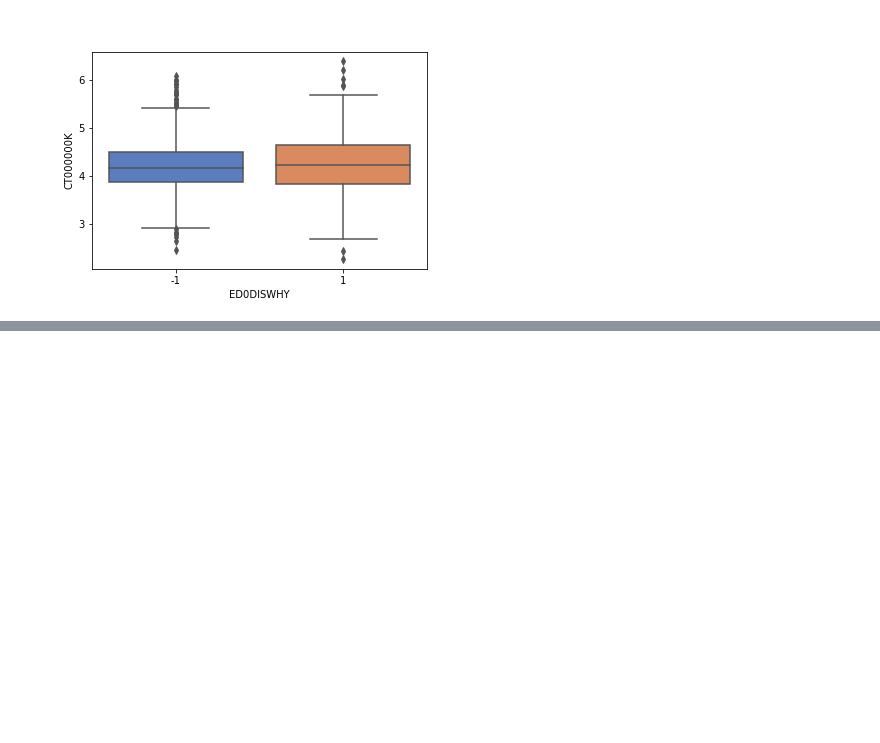
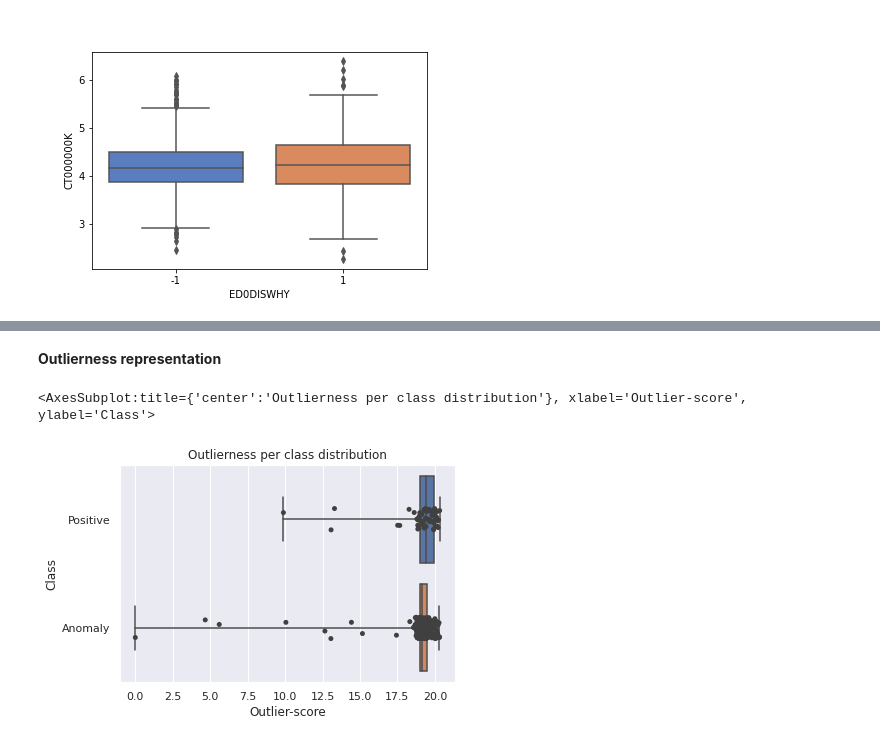
Before and after one commit to unaicarbajo/one-class-covid19, a Jupyter notebook: covid19_prognosis.ipynb, the cells around one changed output, grey strips where cells are left out. Drawn from its saved outputs; the diff is of its cells as text; code cells hidden in the pictures; blank space fills up the shorter version.

```diff
--- a/covid19_prognosis.ipynb
+++ b/covid19_prognosis.ipynb
@@ -584,0 +561,22 @@ score
+# %% [markdown]
+**Outlierness representation**
+# %%
+# Visualization of the outlierness distribution
+index = Y_collection[42][1].index
+anomaly_index = index[Y_collection[42][1]['ED0DISWHY']==-1]
+positive_index = index[Y_collection[42][1]['ED0DISWHY']==1]
+d = {'Outlier-score':outlier_score[positive_index], 'Class':len(outlier_score[positive_index])*['Positive']}
+df_positive = pd.DataFrame(data=d)
+d = {'Outlier-score':outlier_score[anomaly_index], 'Class':len(outlier_score[anomaly_index])*['Anomaly']}
+df_anomaly = pd.DataFrame(data=d)
+
+df_scores = pd.concat([df_positive, df_anomaly])
+
+plt.title('Outlierness per class distribution')
+
+# plt.xlim([500, 650])
+sns.boxplot(y='Class', x='Outlier-score', data=df_scores, whis=np.inf)
+sns.stripplot(y='Class', x='Outlier-score', data=df_scores, color=".25")
+# %% [output]
+<AxesSubplot:title={'center':'Outlierness per class distribution'}, xlabel='Outlier-score', ylabel='Class'>
+[figure, added]
```
Also changed, not shown: parts of 37 cells of this notebook.
